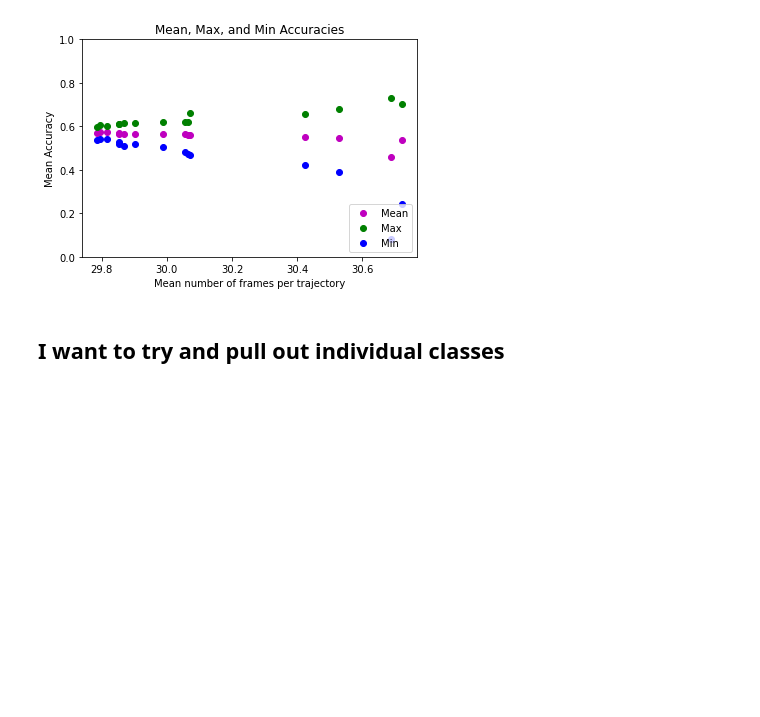
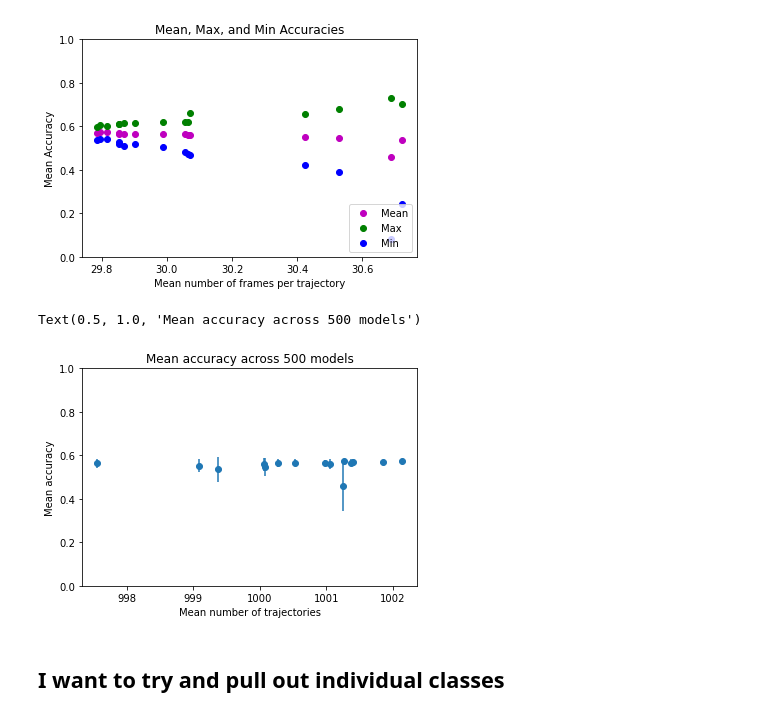
Before and after one commit to Nance-Lab/diff_predictor, a Jupyter notebook: notebooks/age_traj_count_analysis.ipynb, the cells around one changed output. Saved outputs shown, nothing was run; the diff lists cells and outputs as text; code cells hidden in the pictures; blank space fills up the shorter version.

```diff
--- a/notebooks/age_traj_count_analysis.ipynb
+++ b/notebooks/age_traj_count_analysis.ipynb
@@ -455,6 +531,17 @@ plt.title('Mean, Max, and Min Accuracies')
 # %% [output]
 Text(0.5, 1.0, 'Mean, Max, and Min Accuracies')
 [figure]
+# %%
+fig, ax = plt.subplots()
+ax.errorbar(age_all_dc['mean_dist_net'], age_all_dc['mean_acc'], yerr=age_all_dc['stdev_acc'], fmt='o')
+
+plt.ylim([0,1])
+plt.ylabel('Mean accuracy')
+plt.xlabel('Mean number of trajectories')
+plt.title('Mean accuracy across 500 models')
+# %% [output]
+Text(0.5, 1.0, 'Mean accuracy across 500 models')
+[figure, added]
 # %% [markdown]
 ## I want to try and pull out individual classes
 # %%
```
Also changed, not shown: parts of 33 cells of this notebook, 4 other files.
